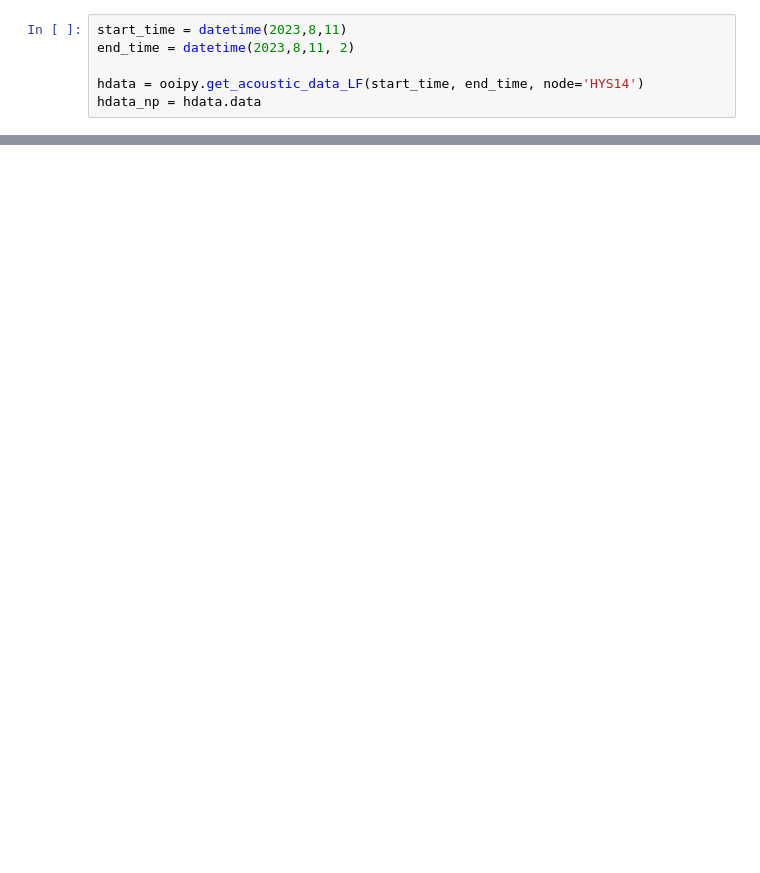
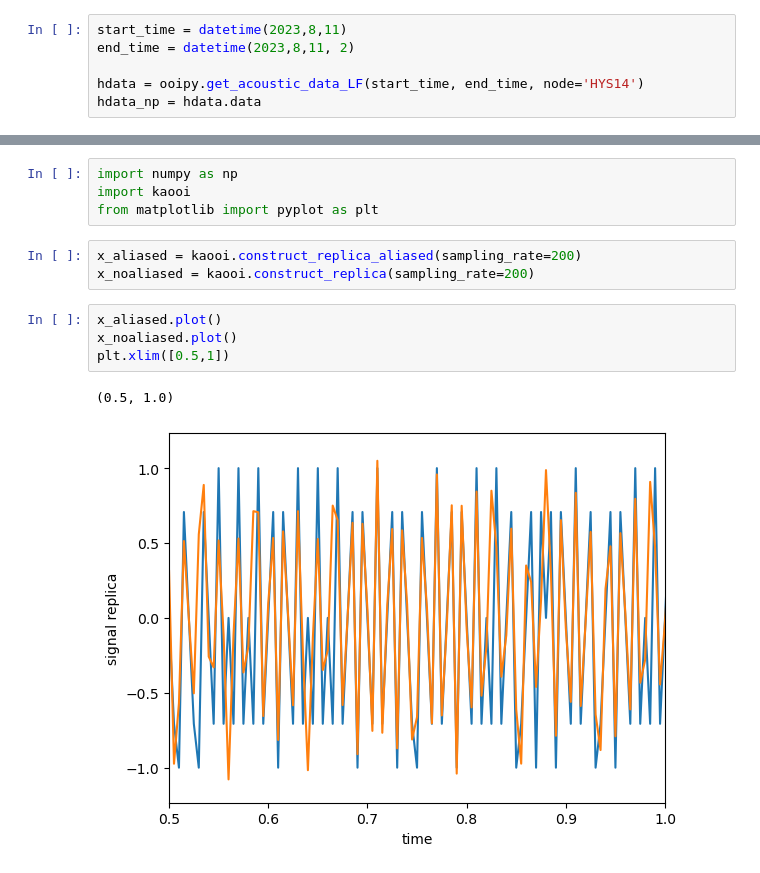
Before and after one commit to John-Ragland/kaooi, a Jupyter notebook: dev_notebooks/MatchFilter.ipynb, the cells around one changed output, grey strips where cells are left out. Cells and saved outputs as stored; diff of their text form; blank space fills up the shorter version.

```diff
--- a/dev_notebooks/MatchFilter.ipynb
+++ b/dev_notebooks/MatchFilter.ipynb
@@ -238,0 +256,14 @@ array([0., 0., 0., 0., 0., 0., 0., 0., 0., 1., 1., 0., 1., 1., 1., 0., 1.,
+# %%
+import numpy as np
+import kaooi
+from matplotlib import pyplot as plt
+# %%
+x_aliased = kaooi.construct_replica_aliased(sampling_rate=200)
+x_noaliased = kaooi.construct_replica(sampling_rate=200)
+# %%
+x_aliased.plot()
+x_noaliased.plot()
+plt.xlim([0.5,1])
+# %% [output]
+(0.5, 1.0)
+[figure, added]
```
Also changed, not shown: parts of 80 cells of this notebook, 7 other files.
